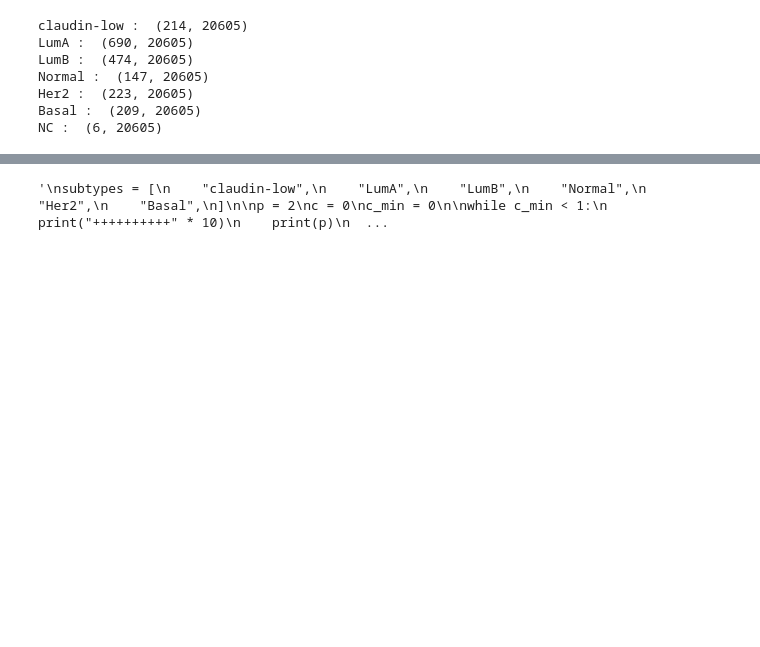
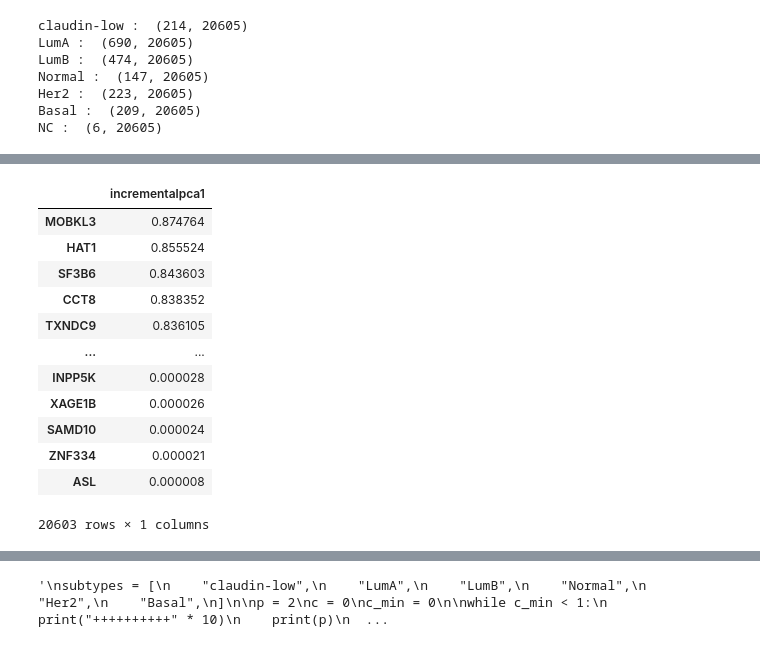
Before and after one commit to uga7643/breast_cancer_analytics, a Jupyter notebook: notebooks/2-preproces_RFS_recurences (numeric)-Copy1.ipynb, the cells around one changed output, grey strips where cells are left out. Saved outputs shown, nothing was run; the diff lists cells and outputs as text; code cells hidden in the pictures; blank space fills up the shorter version.

```diff
--- a/notebooks/2-preproces_RFS_recurences (numeric)-Copy1.ipynb
+++ b/notebooks/2-preproces_RFS_recurences (numeric)-Copy1.ipynb
@@ -603,0 +620,27 @@ Pipeline(steps=[('StandardScalerAsDataFrame', StandardScalerAsDataFrame()),
+# %%
+pca = pipe[-1]
+loadings = pd.DataFrame(
+        pca.components_ * np.c_[np.sqrt(pca.explained_variance_)],
+        index=pca.get_feature_names_out(),
+        columns=pca.feature_names_in_,
+         #columns=iris.feature_names,
+    )
+l = loadings.T
+
+l_1 = l["incrementalpca1"].apply(lambda x: abs(x)).sort_values(ascending=False)
+l_1 = pd.DataFrame(l_1)
+l_1
+# %% [output]
+|  | incrementalpca1 |
+| MOBKL3 | 0.874764 |
+| HAT1 | 0.855524 |
+| SF3B6 | 0.843603 |
+| CCT8 | 0.838352 |
+| TXNDC9 | 0.836105 |
+| ... | ... |
+| INPP5K | 0.000028 |
+| XAGE1B | 0.000026 |
+| SAMD10 | 0.000024 |
+| ZNF334 | 0.000021 |
+| ASL | 0.000008 |
+20603 rows × 1 columns
```
Also changed, not shown: parts of 10 cells of this notebook, 2 other files.
